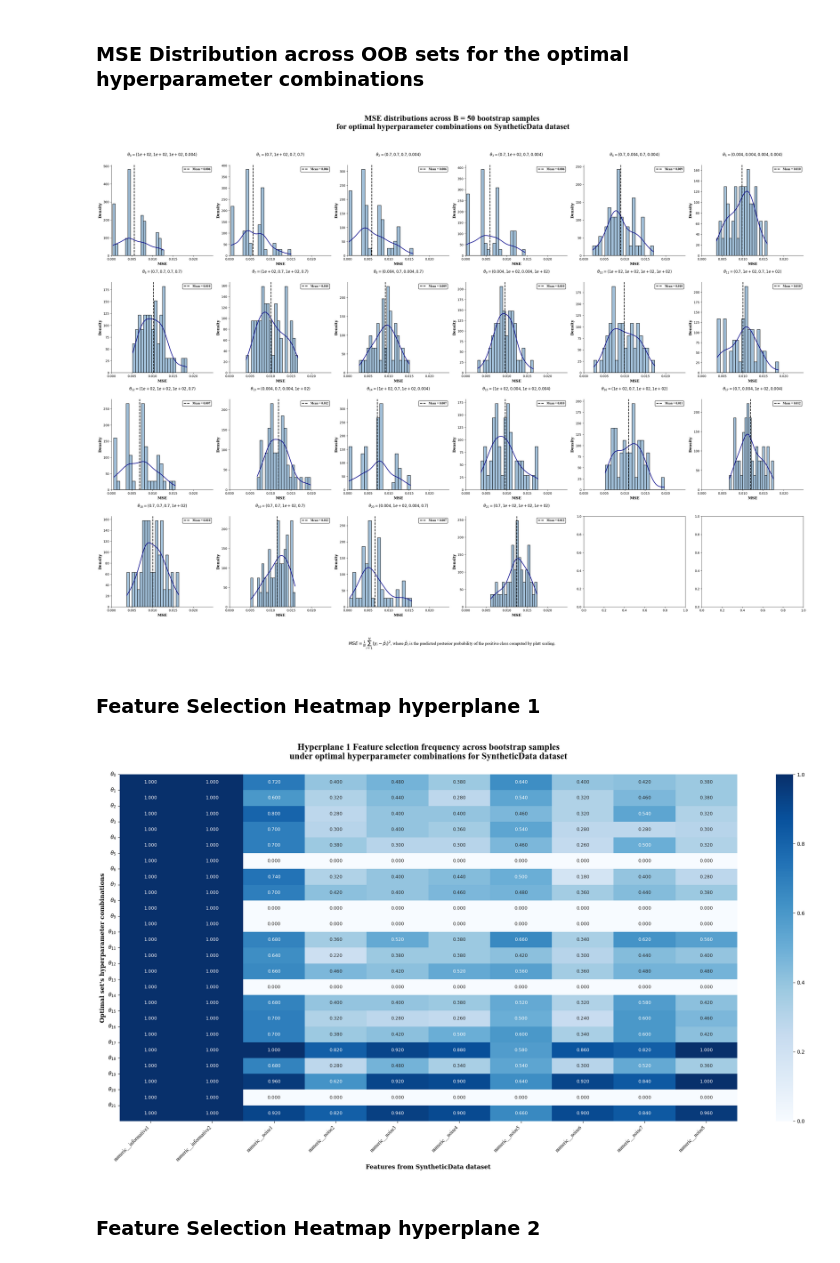
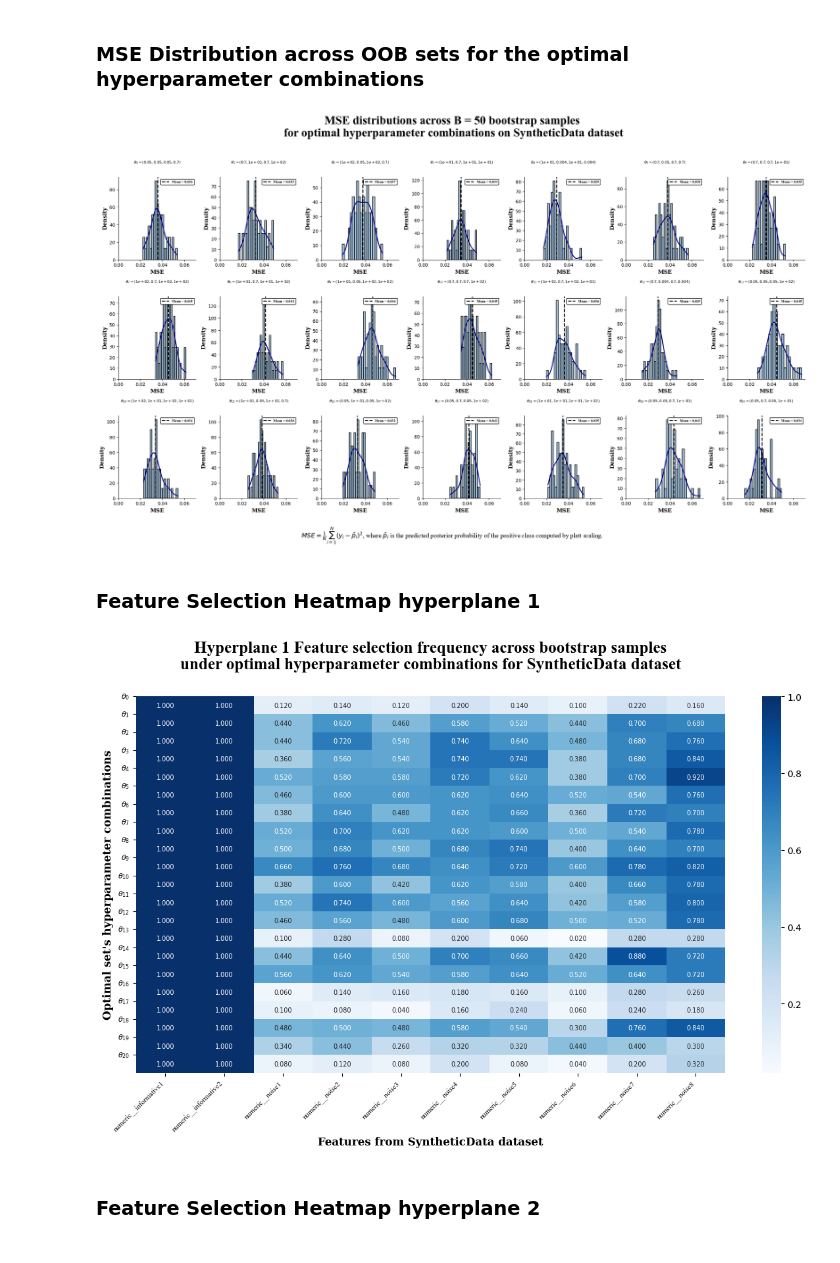
Before and after one commit to danieldelpozuelo-bit/TFM-project, a Jupyter notebook: TWSVM.ipynb, the cells around one changed output. Drawn from its saved outputs; the diff is of its cells as text; code cells hidden in the pictures.

Commit message:
stored results for synthetic data B=50

```diff
--- a/TWSVM.ipynb
+++ b/TWSVM.ipynb
@@ -23,7 +23,7 @@ aux_font = {
     'family': 'Times New Roman',
     'color': 'black',
     'weight': 'normal',
-    'size': 10
+    'size': 8
 }
 
 # Import fetch_ucirepo function for accessing UCI's ML benchmark datasets
@@ -42,7 +42,7 @@ from sklearn.compose import ColumnTransformer
 from sklearn.model_selection import train_test_split
 
 # Define Random seed for reproductability
-init_seed = 120
+init_seed = 144
 # %%
 numeric_transformer = Pipeline([
     ('imputer', SimpleImputer(strategy = 'median')),
@@ -233,9 +233,9 @@ dataset_name = 'SyntheticData'
 n_features = 10
 n_significant = 2
 
-X, Y = make_classification(n_samples = 700, n_features = n_features, n_informative= n_significant,
-                           n_redundant = 0, n_repeated = 0, n_clusters_per_class = 1,
-                           class_sep = 0.8, shuffle = False, random_state = init_seed)
+X, Y = make_classification(n_samples = 600, n_features = n_features, n_informative= n_significant,
+                           n_redundant = 0, n_repeated = 0, n_clusters_per_class = 1, flip_y = 0.03,
+                           class_sep = .8, shuffle = False, random_state = init_seed)
 
 features_names = np.array(['informative1', 'informative2'] + [f'noise{i+1}' for i in range(n_features - n_significant)])
 X = pd.DataFrame(X, columns = features_names)
@@ -765,3 +765,16 @@ class PTWSVM():
         predictions[scores < 0] = 0
 
         return predictions
+# %%
+X_train, X_test, Y_train, Y_test = train_test_split(X, Y, test_size = 0.3, random_state = init_seed, stratify = Y)
+
+# Initialize new preprocessor for X_reduced
+X_train = preprocessor.fit_transform(X_train)  # Apply preprocessing to X_train
+X_test = preprocessor.transform(X_test)
+X_train_reduced, X_test_reduced = X_train[:,:2], X_test[:,:2]
+# Once applied the preprocessing the resulting obj is numpy array
+Y_train_reduced = Y_train.values.ravel() # convert original Y df into 1d numpy array
+Y_test_reduced = Y_test.values.ravel()
+
+reduced_A = X_train_reduced[Y_train_reduced == 1]
+reduced_B = X_train_reduced[Y_train_reduced == 0]
@@ -882,7 +978,7 @@ max_theta_mean = avg_accuracies[max_theta] # mean(acc_{theta*})
 max_theta_std = np.std(accuracies[max_theta], ddof = 1) # std(acc_{theta*}) dividing by N-1 (small samples)
 
 # Epsilon = boostrap variability of PTWSVM with theta*
-epsilon = max_theta_std
+epsilon = max_theta_std * 0.5
 
 # Optimal set
 # (hyperparameters combinations with acc within 1 std of acc_{theta*})
@@ -956,43 +1052,43 @@ x_max = max(np.max(mse[theta]) for theta in top_theta)
 x_min = min(np.min(mse[theta]) for theta in top_theta)
 
 # Define number of rows and columns on the subplot layout
-n_cols = min(6, len(top_theta))
+n_cols = min(7, len(top_theta))
 n_rows = int(np.ceil(len(top_theta) / n_cols))
 
-fig, axes = plt.subplots(n_rows, n_cols, figsize=(32, 22))
+fig, axes = plt.subplots(n_rows, n_cols, figsize=(22, 12))
 
 # Make axes always iterable as 1D
 axes = np.array(axes).reshape(-1)
 
 for t, theta in enumerate(top_theta):
 
     ax = axes[t]
 
     sns.histplot(mse[theta], bins=20, kde=True, stat='density', color='steelblue', edgecolor='black', linewidth= 1.2, ax=ax)
-    ax.set_xlim(0.0, x_max + 0.005)# In binary classification, MSE is restricted to the range (0,1)
+    ax.set_xlim(0.0, x_max + 0.003)# In binary classification, MSE is restricted to the range (0,1)
     ax.lines[-1].set_color('darkblue')
     ax.lines[-1].set_linewidth(2)
     ax.axvline(avg_mse[theta], linewidth = 2, color = 'black', linestyle = '--', label = f'Mean = {avg_mse[theta]:.3f}')
     theta_str = ', '.join(f'{float(v):.0g}' for v in theta)
-    ax.set_title(rf'$\boldsymbol{{\theta_{{{t}}}}} = \left({theta_str}\right)$', fontdict=axes_font, pad=30)
+    ax.set_title(rf'$\boldsymbol{{\theta_{{{t}}}}} = \left({theta_str}\right)$', fontdict=aux_font, pad=30)
     ax.set_xlabel('MSE', fontdict = axes_font)
     ax.set_ylabel('Density', fontdict = axes_font)
     ax.spines['top'].set_visible(False)
     ax.spines['right'].set_visible(False)
-    ax.legend(loc = 'upper right', edgecolor = 'black', framealpha = 1, prop = {'size':10, 'weight': 'bold', 'family': 'Times New Roman'})
+    ax.legend(loc = 'upper right', edgecolor = 'black', framealpha = 1, prop = {'size':8, 'weight': 'bold', 'family': 'Times New Roman'})
 
 plt.suptitle(f'MSE distributions across B = {B} bootstrap samples\n for optimal hyperparameter combinations on {dataset_name} dataset',
              fontsize = 26, fontweight = 'bold', fontfamily = 'Times New Roman', y = 1.03)
 
 plt.figtext(
     0.5, -0.05, rf"$MSE = \frac{{1}}{{N}}\sum_{{i=1}}^N (y_i - \hat{{p}}_i)^2$, "
     rf"where $\hat{{p}}_i$ is the predicted posterior probability "
     rf"of the positive class computed by {method} scaling.", ha='center', fontsize=14, fontfamily='Times New Roman'
 )
 plt.tight_layout()
 plt.show()
 # %% [output]
-[figure, old version]
+[figure, new version]
 # %% [markdown]
 ### Feature Selection Heatmap hyperplane 1
 # %%
@@ -1008,9 +1104,10 @@ for t, theta in enumerate(top_theta):
 h1_fs_heatmap = h1_fs_heatmap / B
 
 # Hyperplane 1 feature selection Heatmap
-fig, ax = plt.subplots(figsize=(22, 12))
+fig_height = max(12, len(top_theta) * 0.3)
+fig, ax = plt.subplots(figsize=(12, 8))
 sns.heatmap(h1_fs_heatmap, cmap='Blues',
-            annot=True, fmt='.3f', annot_kws={'size': 9}, ax=ax)
+            annot=True, fmt='.3f', annot_kws={'size': 7}, ax=ax)
 ax.set_title(f'Hyperplane 1 Feature selection frequency across bootstrap samples\n'
              f'under optimal hyperparameter combinations for {dataset_name} dataset',
              fontdict=title_font, pad = 30)
@@ -1026,7 +1123,7 @@ ax.set_yticklabels(theta_labels, fontdict=aux_font, rotation=0)
 plt.tight_layout()
 plt.show()
 # %% [output]
-[figure, old version]
+[figure, new version]
 # %% [markdown]
 ### Feature Selection Heatmap hyperplane 2
 # %%
```
Also changed, not shown: parts of 12 cells of this notebook, 8 other files.
